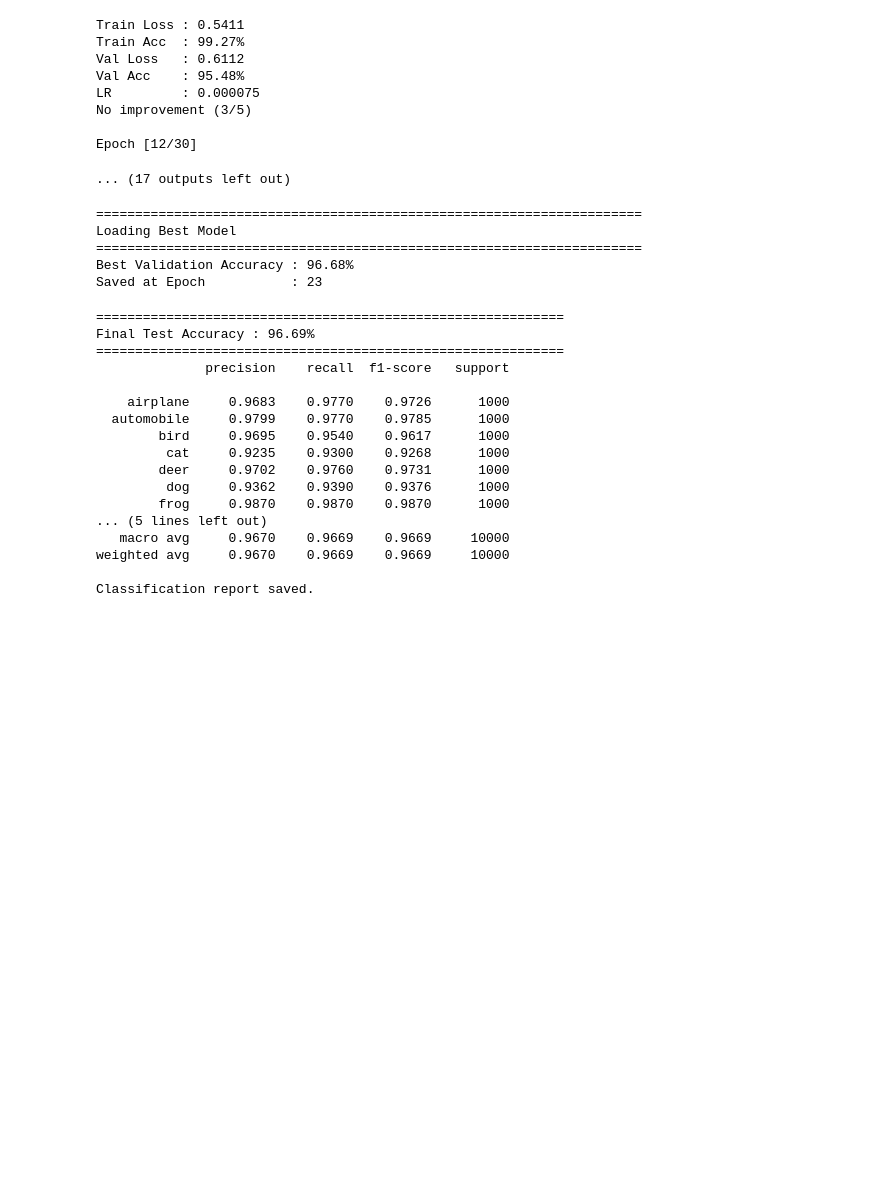
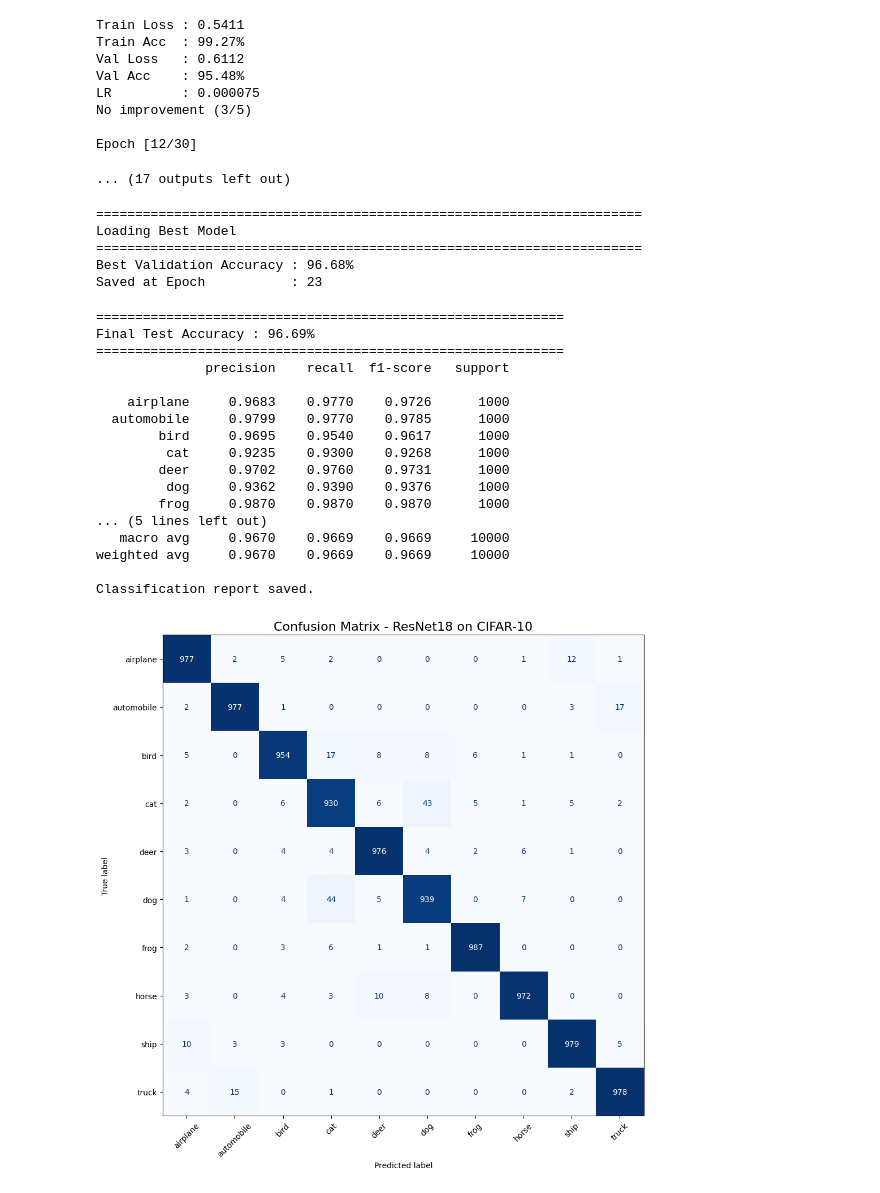
Before and after one commit to Dev-Sarkar/NITSOL-CIFAR10-ASSIGNMENT, a Jupyter notebook: cifar10-resnet18.ipynb, the cells around one changed output. Saved outputs shown, nothing was run; the diff lists cells and outputs as text; code cells hidden in the pictures; blank space fills up the shorter version.

Commit message:
Add training visualizations and performance analysis

```diff
--- a/cifar10-resnet18.ipynb
+++ b/cifar10-resnet18.ipynb
@@ -785,3 +785,78 @@ Final Test Accuracy : 96.69%
 weighted avg     0.9670    0.9669    0.9669     10000
 
 Classification report saved.
+# %%
+# ==========================================================
+# CONFUSION MATRIX
+# ==========================================================
+
+cm = confusion_matrix(
+    y_true,
+    y_pred
+)
+
+disp = ConfusionMatrixDisplay(
+    confusion_matrix=cm,
+    display_labels=CLASS_NAMES
+)
+
+fig, ax = plt.subplots(figsize=(10, 10))
+
+disp.plot(
+    cmap="Blues",
+    ax=ax,
+    xticks_rotation=45,
+    colorbar=False
+)
+
+plt.title(
+    "Confusion Matrix - ResNet18 on CIFAR-10",
+    fontsize=16
+)
+
+plt.tight_layout()
+
+plt.savefig(
+    "results/confusion_matrix.png",
+    dpi=300,
+    bbox_inches="tight"
+)
+
+plt.show()
+
+
+
+print("=" * 60)
+print("Per-Class Accuracy")
+print("=" * 60)
+
+for i, class_name in enumerate(CLASS_NAMES):
+
+    accuracy = (
+        cm[i, i] /
+        cm[i].sum()
+    ) * 100
+
+    print(
+        f"{class_name:<12} : {accuracy:.2f}%"
+    )
+
+with open(
+    "results/per_class_accuracy.txt",
+    "w"
+) as f:
+
+    for i, class_name in enumerate(CLASS_NAMES):
+
+        accuracy = (
+            cm[i, i] /
+            cm[i].sum()
+        ) * 100
+
+        f.write(
+            f"{class_name:<12}: {accuracy:.2f}%\n"
+        )
+
+print("Per-class accuracy saved.")
+# %% [output]
+[figure, added]
```
Also changed, not shown: parts of 2 cells of this notebook.
